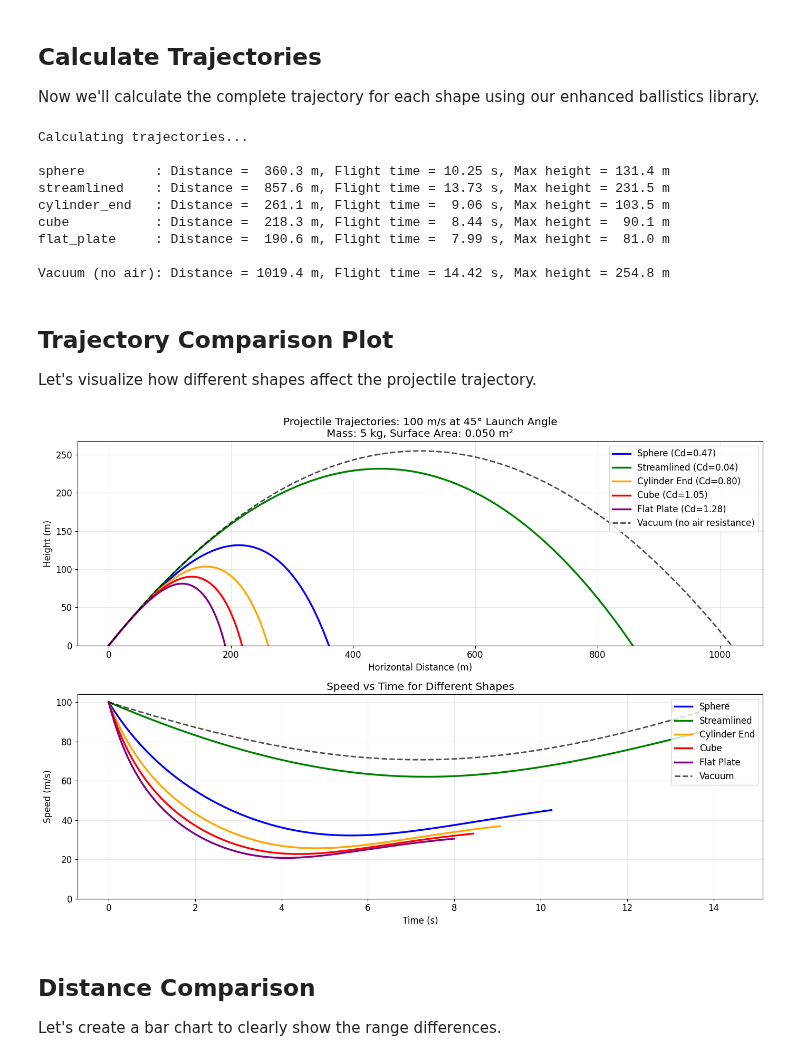
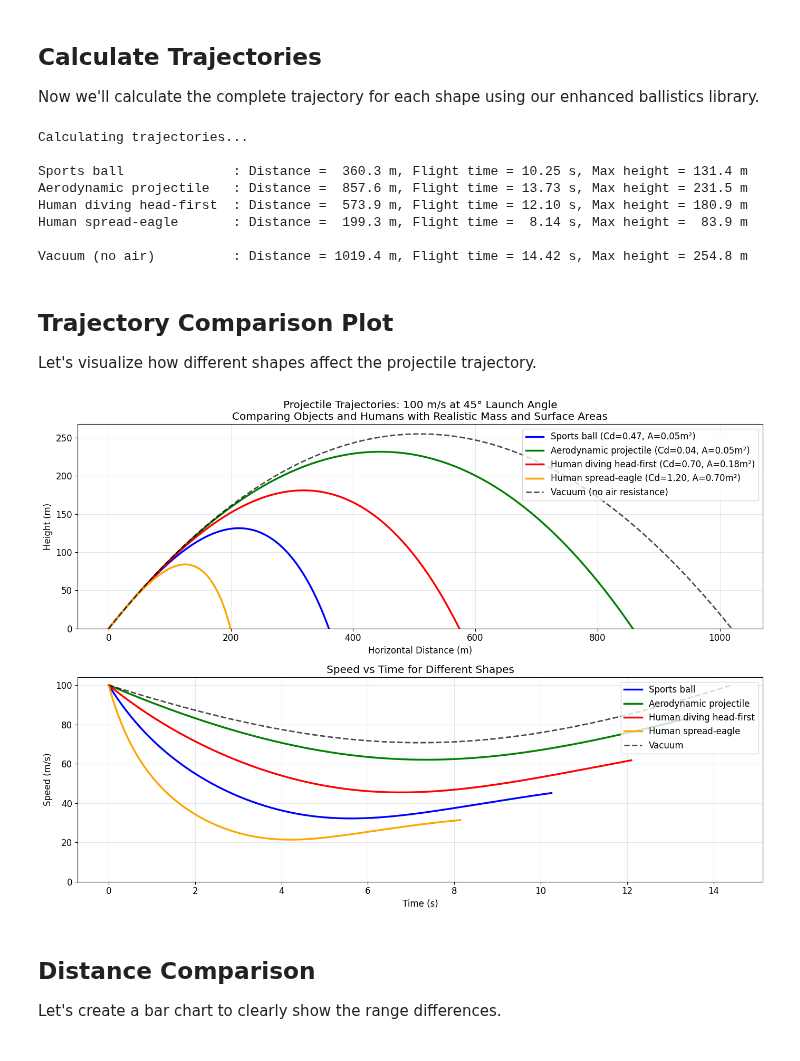
Before and after one commit to lookbusy1344/Relativity, a Jupyter notebook: Python/Projectile Trajectories.ipynb, the cells around one changed output. Saved outputs shown, nothing was run; the diff lists cells and outputs as text; code cells hidden in the pictures.

```diff
--- a/Python/Projectile Trajectories.ipynb
+++ b/Python/Projectile Trajectories.ipynb
@@ -92,24 +117,24 @@ distances = {}
 
 print("Calculating trajectories...\n")
 
-for shape in shapes_to_plot:
+for name, proj in projectiles.items():
     # Get trajectory data with 200 points for smooth plotting
     trajectory = projectile_distance3(
         speed=LAUNCH_SPEED,
         angle_deg=LAUNCH_ANGLE,
-        mass=PROJECTILE_MASS,
-        surface_area=SURFACE_AREA,
-        shape=shape,
+        mass=proj["mass"],
+        surface_area=proj["area"],
+        shape=proj["shape"],
         return_trajectory=True,
         n_points=200,
     )
 
-    trajectories[shape] = trajectory
-    distances[shape] = trajectory["distance"]
+    trajectories[name] = trajectory
+    distances[name] = trajectory["distance"]
 
     # Display results
     print(
-        f"{shape:15}: Distance = {trajectory['distance']:6.1f} m, "
+        f"{proj['description']:25}: Distance = {trajectory['distance']:6.1f} m, "
         f"Flight time = {trajectory['t'][-1]:5.2f} s, "
         f"Max height = {max(trajectory['y']):5.1f} m"
     )
@@ -123,20 +148,19 @@ vacuum_time = 2 * LAUNCH_SPEED * math.sin(angle_rad) / 9.81
 vacuum_height = (LAUNCH_SPEED * math.sin(angle_rad)) ** 2 / (2 * 9.81)
 
 print(
-    f"\n{'Vacuum (no air)':15}: Distance = {vacuum_distance:6.1f} m, "
+    f"\n{'Vacuum (no air)':25}: Distance = {vacuum_distance:6.1f} m, "
     f"Flight time = {vacuum_time:5.2f} s, "
     f"Max height = {vacuum_height:5.1f} m"
 )
 # %% [output]
 Calculating trajectories...
 
-sphere         : Distance =  360.3 m, Flight time = 10.25 s, Max height = 131.4 m
-streamlined    : Distance =  857.6 m, Flight time = 13.73 s, Max height = 231.5 m
-cylinder_end   : Distance =  261.1 m, Flight time =  9.06 s, Max height = 103.5 m
-cube           : Distance =  218.3 m, Flight time =  8.44 s, Max height =  90.1 m
-flat_plate     : Distance =  190.6 m, Flight time =  7.99 s, Max height =  81.0 m
+Sports ball              : Distance =  360.3 m, Flight time = 10.25 s, Max height = 131.4 m
+Aerodynamic projectile   : Distance =  857.6 m, Flight time = 13.73 s, Max height = 231.5 m
+Human diving head-first  : Distance =  573.9 m, Flight time = 12.10 s, Max height = 180.9 m
+Human spread-eagle       : Distance =  199.3 m, Flight time =  8.14 s, Max height =  83.9 m
 
-Vacuum (no air): Distance = 1019.4 m, Flight time = 14.42 s, Max height = 254.8 m
+Vacuum (no air)          : Distance = 1019.4 m, Flight time = 14.42 s, Max height = 254.8 m
 # %% [markdown]
 ## Trajectory Comparison Plot
 
@@ -146,14 +170,15 @@ Let's visualize how different shapes affect the projectile trajectory.
 fig, (ax1, ax2) = plt.subplots(2, 1, figsize=(14, 10))
 
 # Plot 1: Full trajectories
-for i, shape in enumerate(shapes_to_plot):
-    traj = trajectories[shape]
+for i, (name, proj) in enumerate(projectiles.items()):
+    traj = trajectories[name]
+    cd = drag_coefficients[proj["shape"]]
     ax1.plot(
         traj["x"],
         traj["y"],
         color=colors[i],
         linewidth=2.5,
-        label=f"{shape.replace('_', ' ').title()} (Cd={drag_coefficients[shape]:.2f})",
+        label=f"{proj['description']} (Cd={cd:.2f}, A={proj['area']:.2f}m²)",
     )
 
 # Add vacuum trajectory for reference
@@ -173,41 +198,41 @@ ax1.set_xlabel("Horizontal Distance (m)")
 ax1.set_ylabel("Height (m)")
 ax1.set_title(
     f"Projectile Trajectories: {LAUNCH_SPEED:.0f} m/s at {LAUNCH_ANGLE:.0f}° Launch Angle\n"
-    f"Mass: {PROJECTILE_MASS:.0f} kg, Surface Area: {SURFACE_AREA:.3f} m²"
+    f"Comparing Objects and Humans with Realistic Mass and Surface Areas"
 )
 ax1.grid(True, alpha=0.3)
 ax1.legend(loc="upper right")
 ax1.set_ylim(bottom=0)
 
 # Plot 2: Speed vs time
-for i, shape in enumerate(shapes_to_plot):
-    traj = trajectories[shape]
+for i, (name, proj) in enumerate(projectiles.items()):
+    traj = trajectories[name]
     ax2.plot(
         traj["t"],
         traj["speed"],
         color=colors[i],
         linewidth=2.5,
-        label=f"{shape.replace('_', ' ').title()}",
+        label=f"{proj['description']}",
     )
 
 # Add vacuum speed for reference (constant horizontal, changing vertical)
 v_vacuum = np.sqrt(
     (LAUNCH_SPEED * math.cos(angle_rad)) ** 2
     + (LAUNCH_SPEED * math.sin(angle_rad) - 9.81 * t_vacuum) ** 2
 )
 ax2.plot(t_vacuum, v_vacuum, "k--", linewidth=2, alpha=0.7, label="Vacuum")
 
 ax2.set_xlabel("Time (s)")
 ax2.set_ylabel("Speed (m/s)")
 ax2.set_title("Speed vs Time for Different Shapes")
 ax2.grid(True, alpha=0.3)
 ax2.legend(loc="upper right")
 ax2.set_ylim(bottom=0)
 
 plt.tight_layout()
 plt.show()
 # %% [output]
-[figure, old version]
+[figure, new version]
 # %% [markdown]
 ## Distance Comparison
 
```
Also changed, not shown: parts of 9 cells of this notebook.
